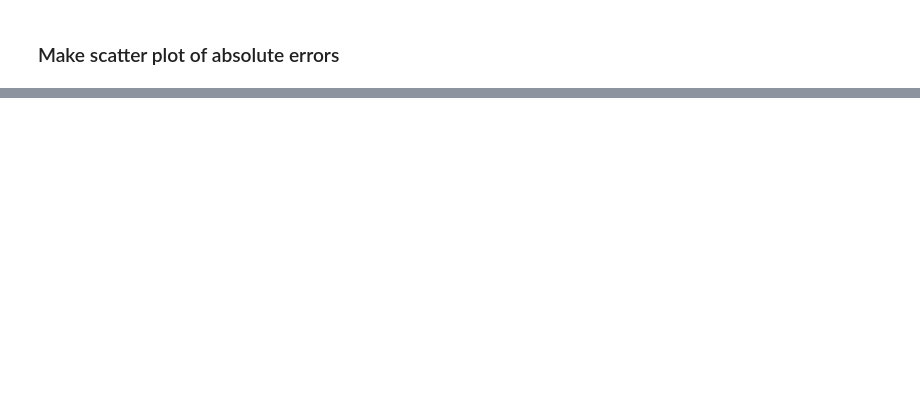
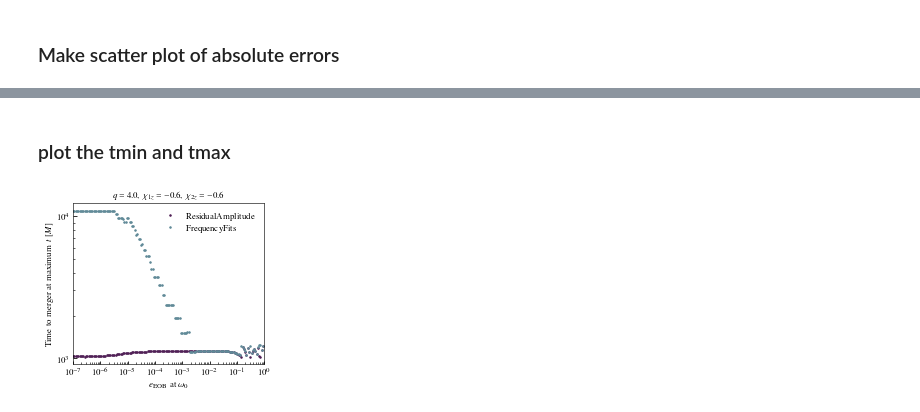
Before and after one commit to vijayvarma392/gw_eccentricity, a Jupyter notebook: notebook/compare_methods.ipynb, the cells around one changed output, grey strips where cells are left out. Saved outputs shown, nothing was run; the diff lists cells and outputs as text; code cells hidden in the pictures; blank space fills up the shorter version.

```diff
--- a/notebook/compare_methods.ipynb
+++ b/notebook/compare_methods.ipynb
@@ -164,0 +181,33 @@ fig.savefig(f"max_ecc_erros_{gwecc_obj1.method}_{gwecc_obj2.method}_paramset_{pa
+# %% [markdown]
+### plot the tmin and tmax
+# %%
+use_fancy_plotsettings(journal=journal)
+fig, ax = plt.subplots(figsize=(figWidthsOneColDict[journal], 3))
+# ax.plot(eccs, -tmins[:, 0], c=colorsDict[gwecc_obj1.method], marker=".", markersize=3, ls="", label=rf"$t_\mathrm{{min}}$ {gwecc_obj1.method}")
+# ax.plot(eccs, -tmins[:, 1], c=colorsDict[gwecc_obj2.method], marker=".", markersize=3, ls="", label=rf"$t_\mathrm{{min}}$ {gwecc_obj2.method}")
+
+ax.plot(eccs, -tmaxes[:, 0], c=colorsDict[gwecc_obj1.method], marker=".", markersize=3, ls="", label=rf"{gwecc_obj1.method}")
+ax.plot(eccs, -tmaxes[:, 1], c=colorsDict[gwecc_obj2.method], marker=".", markersize=3, ls="", label=rf"{gwecc_obj2.method}")
+
+ax.set_xscale("log")
+ax.set_yscale("log")
+ax.set_xlabel(r"$e_\mathrm{EOB}$ at $\omega_0$")
+ax.set_ylabel("Time to merger at maximum $t$ [$M$]")
+ax.set_title(fr"$q={q:.1f}$, $\chi_{{1z}}={chi1:.1f}$, $\chi_{{2z}}={chi2:.1f}$", ha="center")
+
+# set major ticks
+locmaj = mpl.ticker.LogLocator(base=10, numticks=20)
+ax.xaxis.set_major_locator(locmaj)
+# set minor ticks
+locmin = mpl.ticker.LogLocator(base=10.0, subs=np.arange(0.1, 1.0, 0.1),
+                               numticks=20)
+ax.xaxis.set_minor_locator(locmin)
+ax.xaxis.set_minor_formatter(mpl.ticker.NullFormatter())
+
+ax.set_xlim(1e-7, 1.0)
+
+ax.legend()
+fig.tight_layout()
+fig.savefig(f"tmax_{gwecc_obj1.method}_{gwecc_obj2.method}_paramset_{param_set}_num_orbits_{num_orbits_to_exclude_before_merger}.png")
+# %% [output]
+[figure, added]
```
Also changed, not shown: parts of 9 cells of this notebook.
